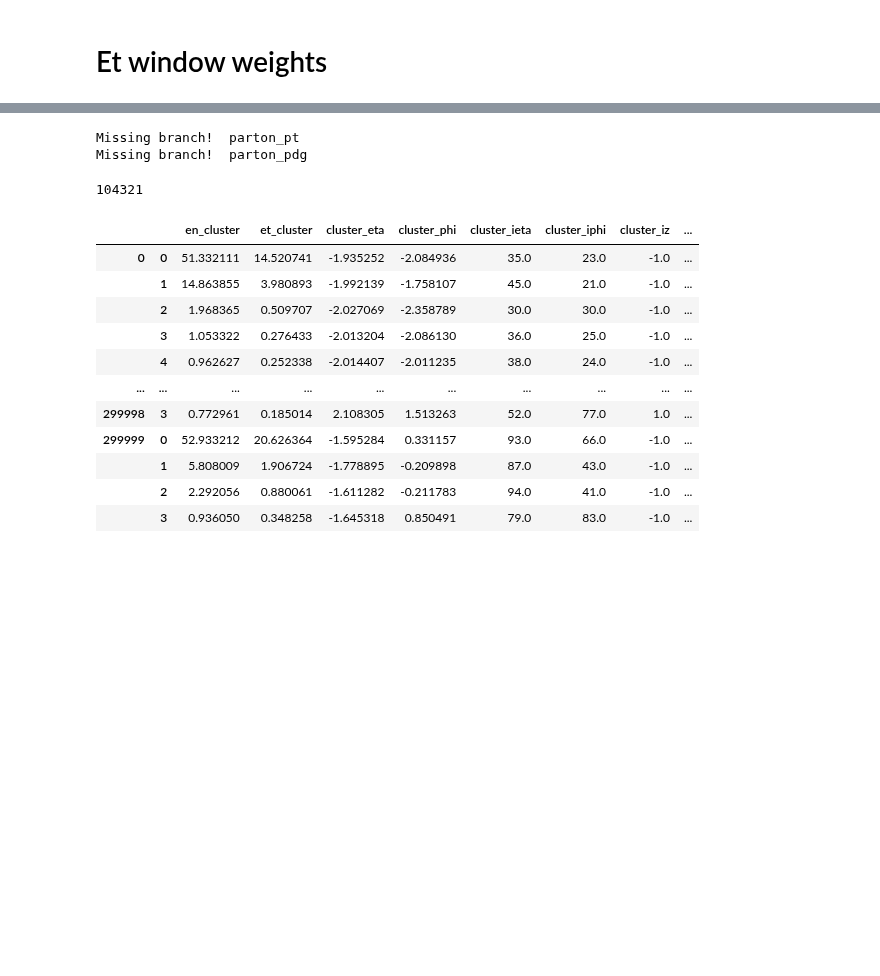
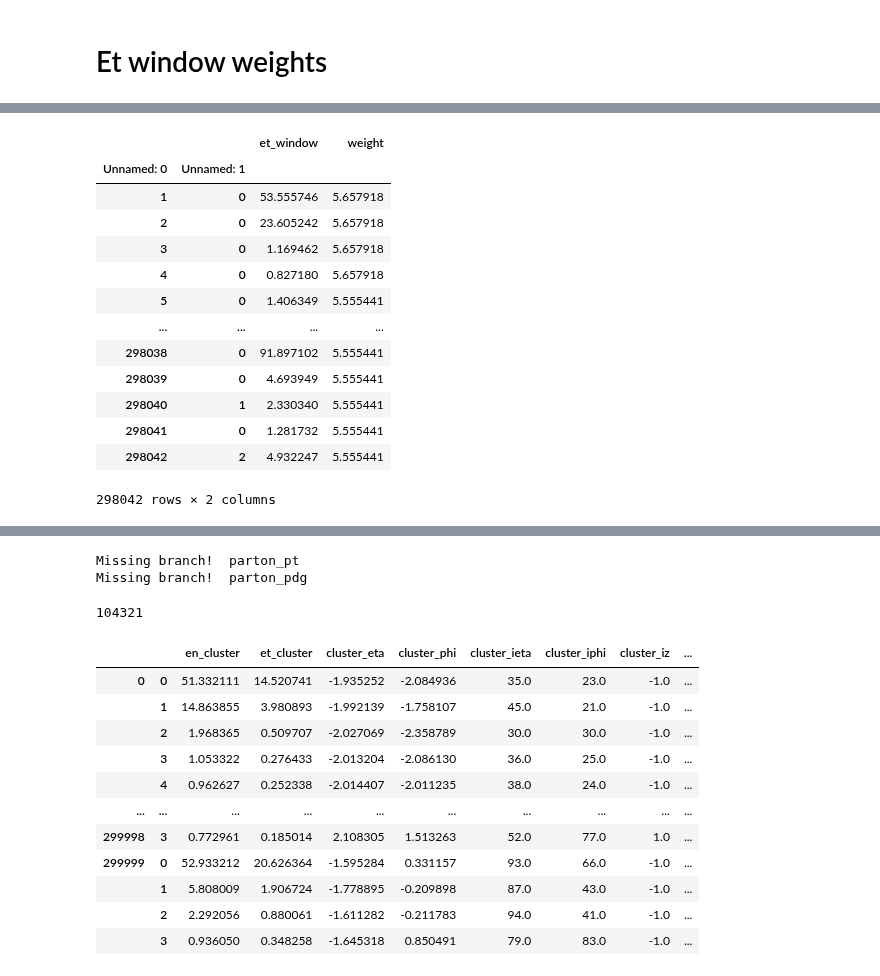
Before and after one commit to valsdav/DeepSuperCluster, a Jupyter notebook: Training/global_model/training_data/genpt_reweighting.ipynb, the cells around one changed output, grey strips where cells are left out. Cells and saved outputs as stored; diff of their text form; code cells hidden in the pictures; blank space fills up the shorter version.

```diff
--- a/Training/global_model/training_data/genpt_reweighting.ipynb
+++ b/Training/global_model/training_data/genpt_reweighting.ipynb
@@ -218 +193,18 @@ bins = [0,1,2,3,4,5,6,7,8,9,10,15,20,25,30,35,40,45,50,55,60,65,70,75,80,85,90,9
+# %%
+df_jet[['et_window', 'weight']]
+# %% [output]
+|  |  | et_window | weight |
+| Unnamed: 0 | Unnamed: 1 |  |  |
+| 1 | 0 | 53.555746 | 5.657918 |
+| 2 | 0 | 23.605242 | 5.657918 |
+| 3 | 0 | 1.169462 | 5.657918 |
+| 4 | 0 | 0.827180 | 5.657918 |
+| 5 | 0 | 1.406349 | 5.555441 |
+| ... | ... | ... | ... |
+| 298038 | 0 | 91.897102 | 5.555441 |
+| 298039 | 0 | 4.693949 | 5.555441 |
+| 298040 | 1 | 2.330340 | 5.555441 |
+| 298041 | 0 | 1.281732 | 5.555441 |
+| 298042 | 2 | 4.932247 | 5.555441 |
+298042 rows × 2 columns
 # %%
```
Also changed, not shown: parts of 23 cells of this notebook, 9 other files.
